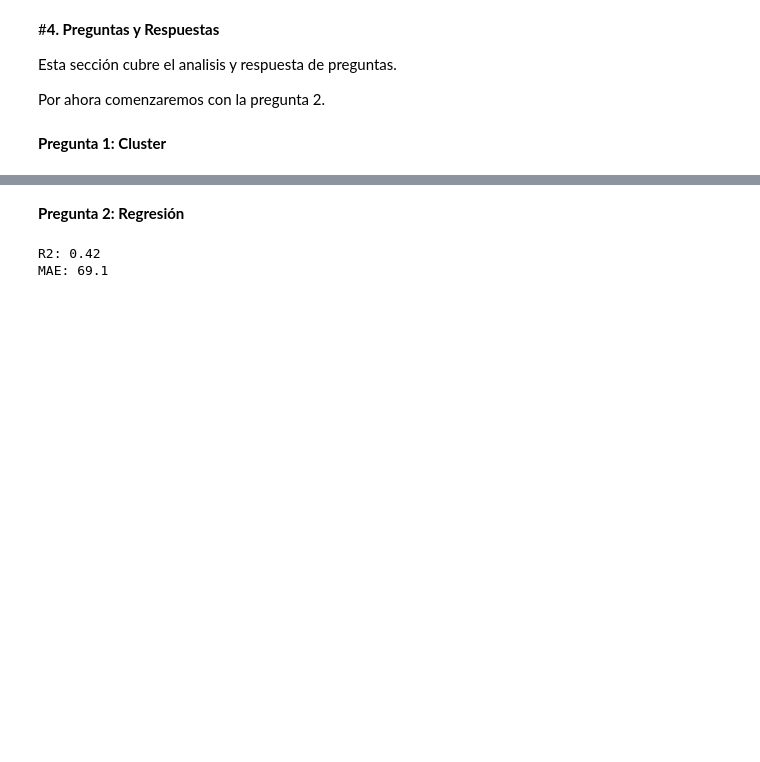
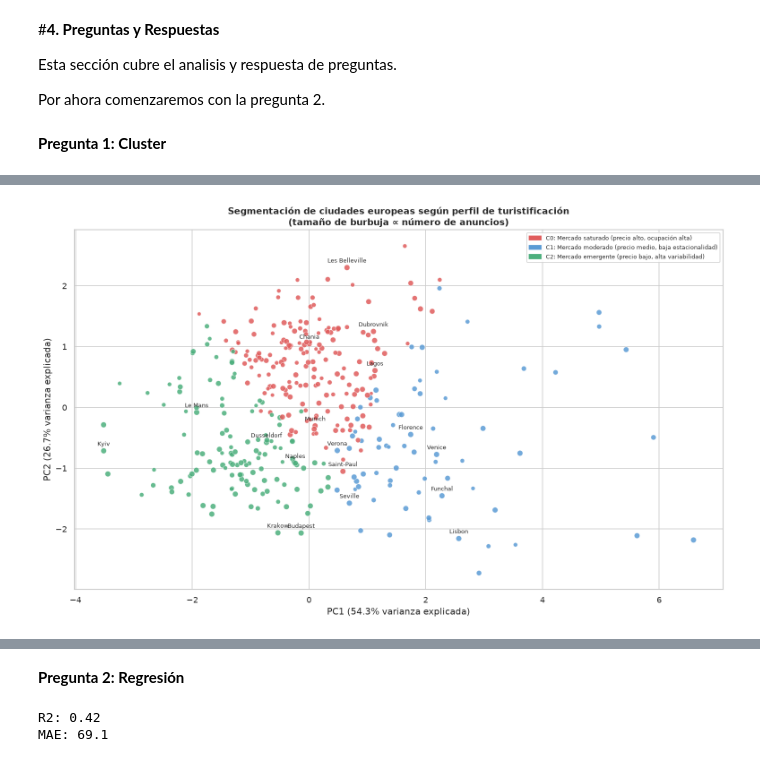
Before and after one commit to Rajevic-0/Proyecto-Mineria-De-Datos, a Jupyter notebook: Notebooks/Hito_1.ipynb, the cells around one changed output, grey strips where cells are left out. Drawn from its saved outputs; the diff is of its cells as text; code cells hidden in the pictures; blank space fills up the shorter version.

```diff
--- a/Notebooks/Hito_1.ipynb
+++ b/Notebooks/Hito_1.ipynb
@@ -600,0 +658,15 @@ plt.show()
+# %%
+# Ajustar nombres según lo que muestren los perfiles del bloque anterior
+etiquetas = {
+    0: 'Mercado saturado (precio alto, ocupación alta)',
+    1: 'Mercado moderado (precio medio, baja estacionalidad)',
+    2: 'Mercado emergente (precio bajo, alta variabilidad)',
+}
+
+city_cluster['perfil'] = city_cluster['cluster'].map(etiquetas)
+
+for c in range(K_OPTIMO):
+    sub = city_cluster[city_cluster['cluster'] == c].sort_values('revenue_total', ascending=False)
+    print(f"\n{'='*55}")
+    print(f"Cluster {c} — {etiquetas[c]}")
+    print(f"  Ciudades ({len(sub)}): {', '.join(sub['city'].tolist())}")
@@ -600,0 +685,41 @@ plt.show()
+# %%
+from sklearn.decomposition import PCA
+import numpy as np
+
+pca = PCA(n_components=2)
+X_pca = pca.fit_transform(X_scaled)
+city_cluster['pc1'] = X_pca[:, 0]
+city_cluster['pc2'] = X_pca[:, 1]
+
+var1, var2 = pca.explained_variance_ratio_ * 100
+
+palette = ['#e05c5c', '#5b9bd5', '#4caf7d', '#f0a500', '#9c6fde']
+colores = [palette[c] for c in city_cluster['cluster']]
+
+fig, ax = plt.subplots(figsize=(13, 8))
+scatter = ax.scatter(city_cluster['pc1'], city_cluster['pc2'],
+                     c=colores, s=city_cluster['n_anuncios'] / 5,
+                     alpha=0.85, edgecolors='white', linewidths=0.5)
+
+top_per_cluster = (
+    city_cluster.groupby('cluster')
+    .apply(lambda g: g.nlargest(6, 'n_anuncios'))
+    .reset_index(drop=True)
+)
+for _, row in top_per_cluster.iterrows():
+    ax.annotate(row['city'], (row['pc1'], row['pc2']),
+                fontsize=7.5, ha='center', va='bottom',
+                xytext=(0, 5), textcoords='offset points')
+
+from matplotlib.patches import Patch
+handles = [Patch(color=palette[c], label=f"C{c}: {etiquetas[c]}") for c in range(K_OPTIMO)]
+ax.legend(handles=handles, loc='upper right', fontsize=8, framealpha=0.85)
+
+ax.set_xlabel(f'PC1 ({var1:.1f}% varianza explicada)')
+ax.set_ylabel(f'PC2 ({var2:.1f}% varianza explicada)')
+ax.set_title('Segmentación de ciudades europeas según perfil de turistificación\n'
+             '(tamaño de burbuja ∝ número de anuncios)', fontweight='bold')
+plt.tight_layout()
+plt.show()
+# %% [output]
+[figure, added]
```
Also changed, not shown: parts of 8 cells of this notebook.
